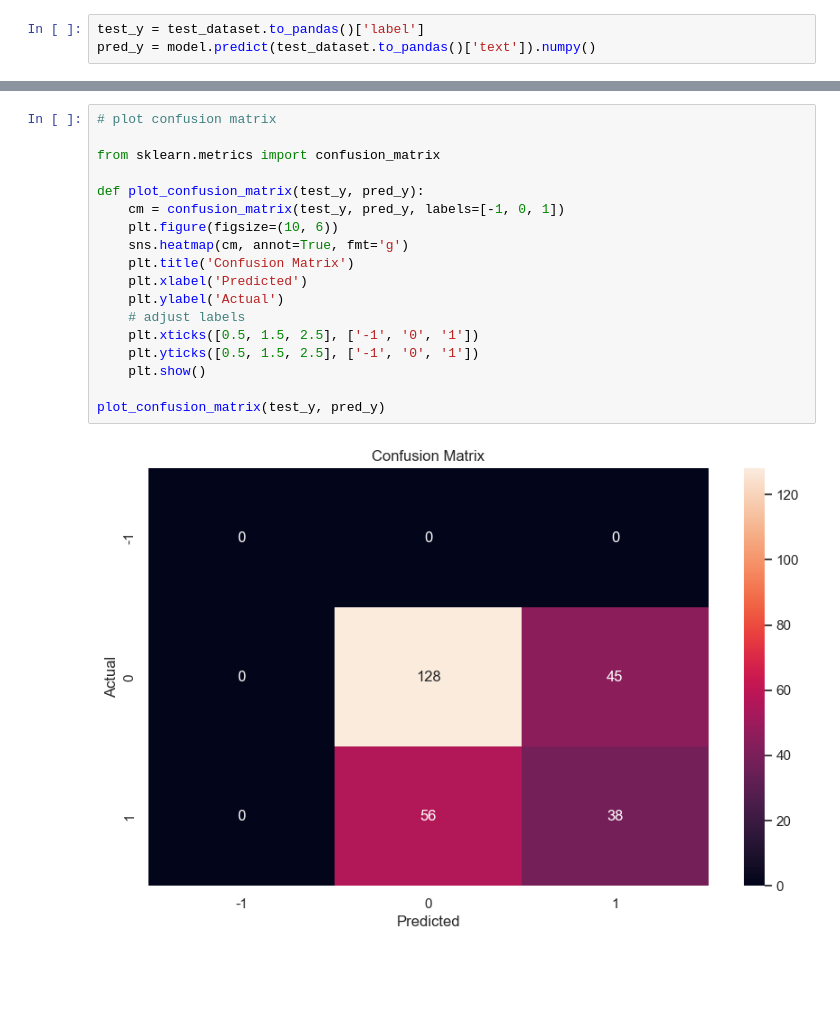
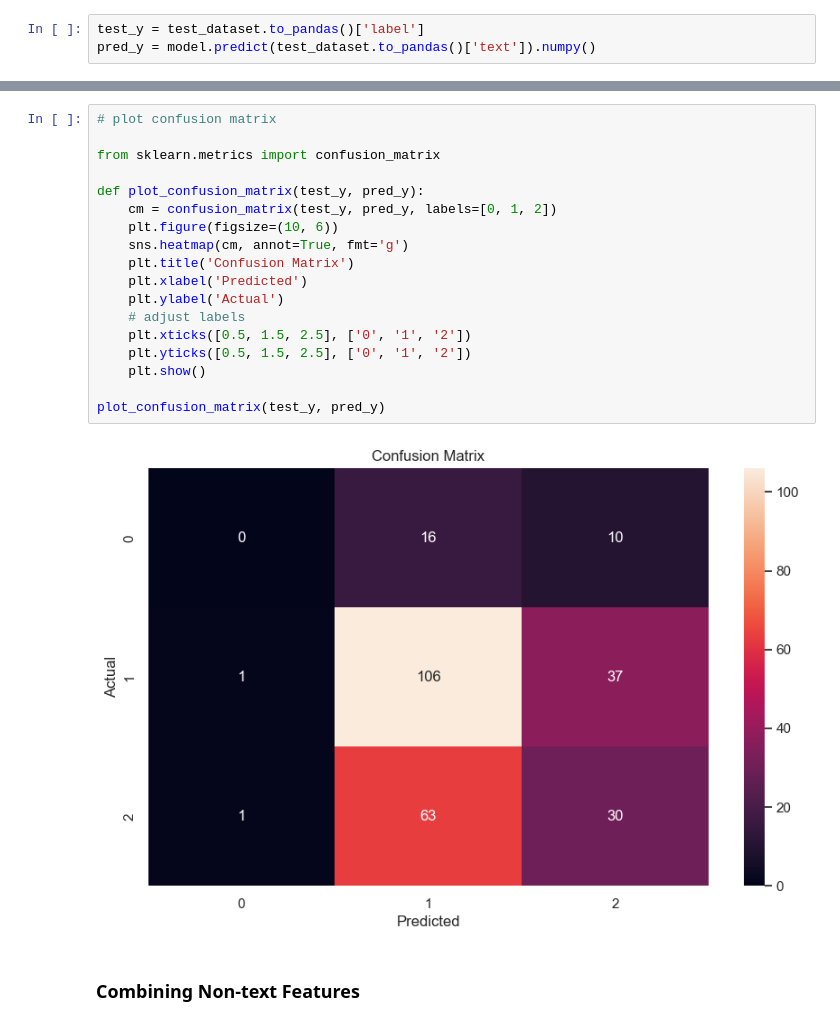
Before and after one commit to xeonkai/news_matching, a Jupyter notebook: traction-analytics/traction_analytics.ipynb, the cells around one changed output, grey strips where cells are left out. Drawn from its saved outputs; the diff is of its cells as text; blank space fills up the shorter version.

```diff
--- a/traction-analytics/traction_analytics.ipynb
+++ b/traction-analytics/traction_analytics.ipynb
@@ -406,20 +616,22 @@ evaluate_predictions(test_y, pred_y)
 # %%
 # plot confusion matrix
 
 from sklearn.metrics import confusion_matrix
 
 def plot_confusion_matrix(test_y, pred_y):
-    cm = confusion_matrix(test_y, pred_y, labels=[-1, 0, 1])
+    cm = confusion_matrix(test_y, pred_y, labels=[0, 1, 2])
     plt.figure(figsize=(10, 6))
     sns.heatmap(cm, annot=True, fmt='g')
     plt.title('Confusion Matrix')
     plt.xlabel('Predicted')
     plt.ylabel('Actual')
     # adjust labels
-    plt.xticks([0.5, 1.5, 2.5], ['-1', '0', '1'])
-    plt.yticks([0.5, 1.5, 2.5], ['-1', '0', '1'])
+    plt.xticks([0.5, 1.5, 2.5], ['0', '1', '2'])
+    plt.yticks([0.5, 1.5, 2.5], ['0', '1', '2'])
     plt.show()
 
 plot_confusion_matrix(test_y, pred_y)
 # %% [output]
-[figure, old version]
+[figure, new version]
+# %% [markdown]
+### Combining Non-text Features
```
Also changed, not shown: parts of 45 cells of this notebook.
